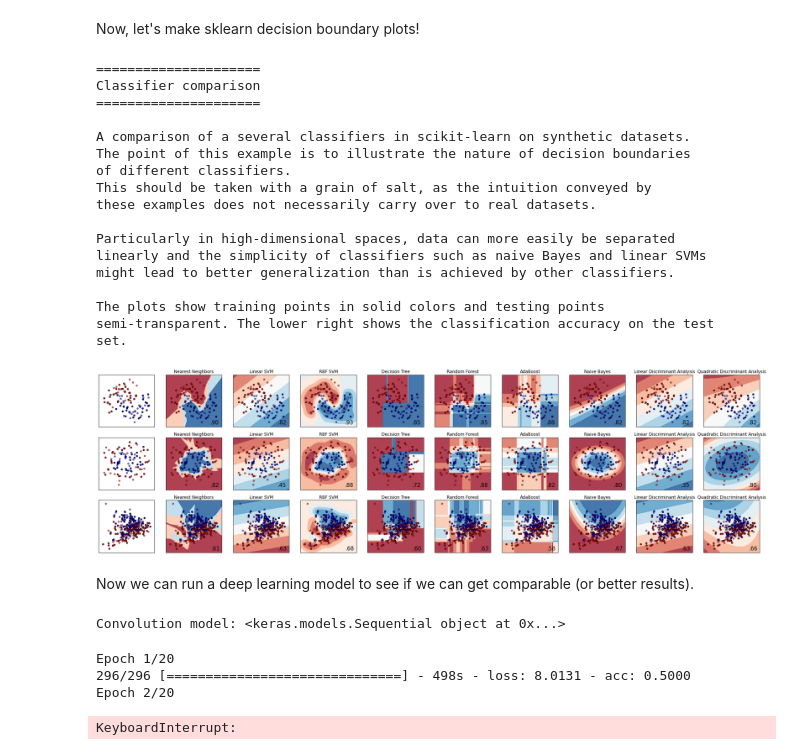
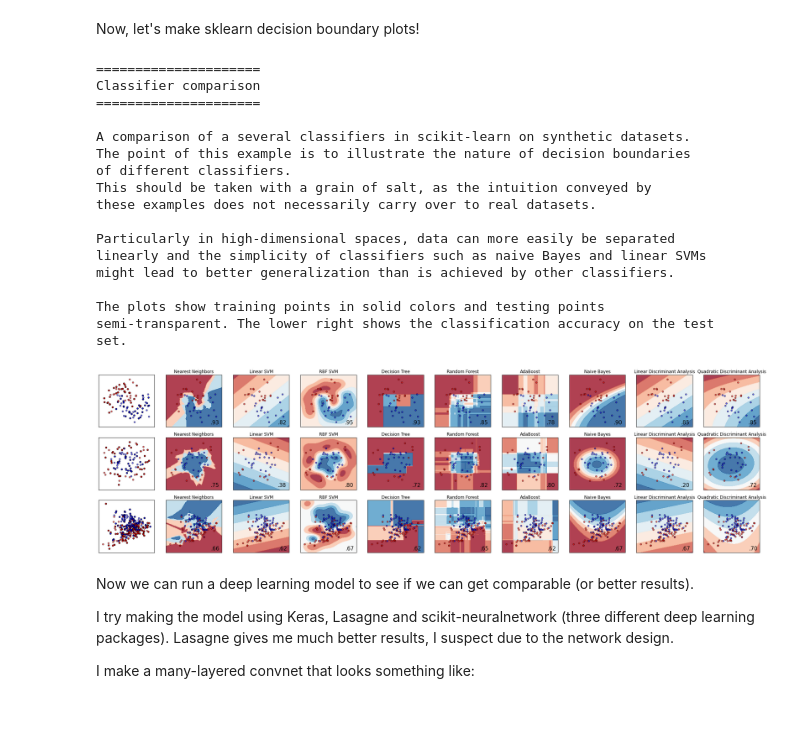
Before and after one commit to nikcheerla/TCGA-Mitosis, a Jupyter notebook: Mitosis Exploration-Visualization.ipynb, the cells around one changed output. Cells and saved outputs as stored; diff of their text form; code cells hidden in the pictures; blank space fills up the shorter version.

```diff
--- a/Mitosis Exploration-Visualization.ipynb
+++ b/Mitosis Exploration-Visualization.ipynb
@@ -158,6 +164,10 @@ here
 27000
 20 Train targets: [ 1.  0.  0. ...,  0.  0.  0.]
 Data number 27215
+# %%
+# Alternatively, load data from save
+trainImg = np.load("trainImg_imbalance.npy")
+trainVal = np.load("trainVal_imbalance.npy")
 # %% [markdown]
 The rough algorithm used here is: find all mitosis patches by centering a window on the mitosis patches.
 
@@ -407,93 +386,44 @@ for ds in datasets:
         ax.contourf(xx, yy, Z, cmap=cm, alpha=.8)
 
         # Plot also the training points
-        ax.scatter(X_train[:, 0], X_train[:, 1], c=y_train, cmap=cm_bright)
+        #ax.scatter(X_train[:, 0], X_train[:, 1], c=y_train, cmap=cm_bright)
         # and testing points
         ax.scatter(X_test[:, 0], X_test[:, 1], c=y_test, cmap=cm_bright,
                    alpha=0.6)
 
         ax.set_xlim(xx.min(), xx.max())
         ax.set_ylim(yy.min(), yy.max())
         ax.set_xticks(())
         ax.set_yticks(())
         ax.set_title(name)
         ax.text(xx.max() - .3, yy.min() + .3, ('%.2f' % score).lstrip('0'),
                 size=15, horizontalalignment='right')
         i += 1
 
 figure.subplots_adjust(left=.02, right=.98)
 plt.show()
 # %% [output]
 =====================
 Classifier comparison
 =====================
 
 A comparison of a several classifiers in scikit-learn on synthetic datasets.
 The point of this example is to illustrate the nature of decision boundaries
 of different classifiers.
 This should be taken with a grain of salt, as the intuition conveyed by
 these examples does not necessarily carry over to real datasets.
 
 Particularly in high-dimensional spaces, data can more easily be separated
 linearly and the simplicity of classifiers such as naive Bayes and linear SVMs
 might lead to better generalization than is achieved by other classifiers.
 
 The plots show training points in solid colors and testing points
 semi-transparent. The lower right shows the classification accuracy on the test
 set.
-[figure, old version]
+[figure, new version]
 # %% [markdown]
 Now we can run a deep learning model to see if we can get comparable (or better results).
+
+I try making the model using Keras, Lasagne and scikit-neuralnetwork (three different deep learning packages). Lasagne gives me much better results, I suspect due to the network design.
+
+I make a many-layered convnet that looks something like:
-# %%
-from keras.models import Sequential
-from keras.layers.core import Dense, Dropout, Activation, Flatten
-from keras.layers.convolutional import Convolution2D, MaxPooling2D
-from keras.utils import np_utils
-
-# Network Constants
-
-nb_filters = 128
-nb_conv = 4
-nb_pool = 2
-
-img_rows, img_cols = PATCH_SIZE, PATCH_SIZE
-
-
-
-# Neural network CONV model: will be used later
-# to fit data
-modelCONV9 = Sequential()
-modelCONV9.add(Convolution2D(nb_filters, nb_conv, nb_conv,
-                        border_mode='valid',
-                        input_shape=(1, img_rows, img_cols)))
-modelCONV9.add(Activation('relu'))
-modelCONV9.add(Convolution2D(nb_filters/2, nb_conv + 3, nb_conv + 3))
-modelCONV9.add(Activation('relu'))
-modelCONV9.add(Flatten())
-modelCONV9.add(Dropout(0.5))
-modelCONV9.add(Dense(64))
-modelCONV9.add(Activation('relu'))
-modelCONV9.add(Dropout(0.5))
-modelCONV9.add(Dense(2))
-modelCONV9.add(Activation('softmax'))
-
-modelCONV9.compile(loss='categorical_crossentropy', optimizer='adadelta')
-
-print "Convolution model:", modelCONV9
-2
-# %% [output]
-Convolution model: <keras.models.Sequential object at 0x...>
-# %%
-BATCH = 4
-EPOCH = 20
-
-trainCat = np_utils.to_categorical(trainVal, 2)
-
-# Train the network
-modelCONV9.fit(otsu_images, trainCat[fullSet], batch_size=BATCH, nb_epoch=EPOCH,
-          show_accuracy=True, verbose=1)
-# %% [output]
-Epoch 1/20
-296/296 [==============================] - 498s - loss: 8.0131 - acc: 0.5000
-Epoch 2/20
-KeyboardInterrupt:
```
Also changed, not shown: parts of 17 cells of this notebook.
